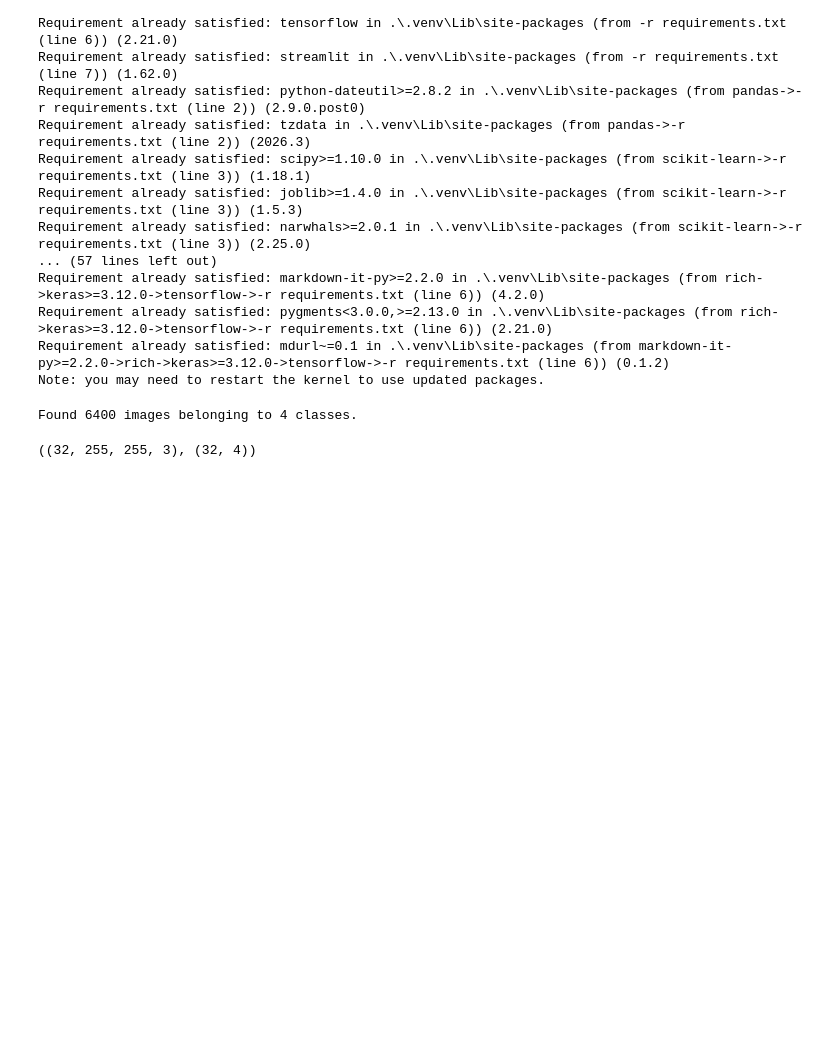
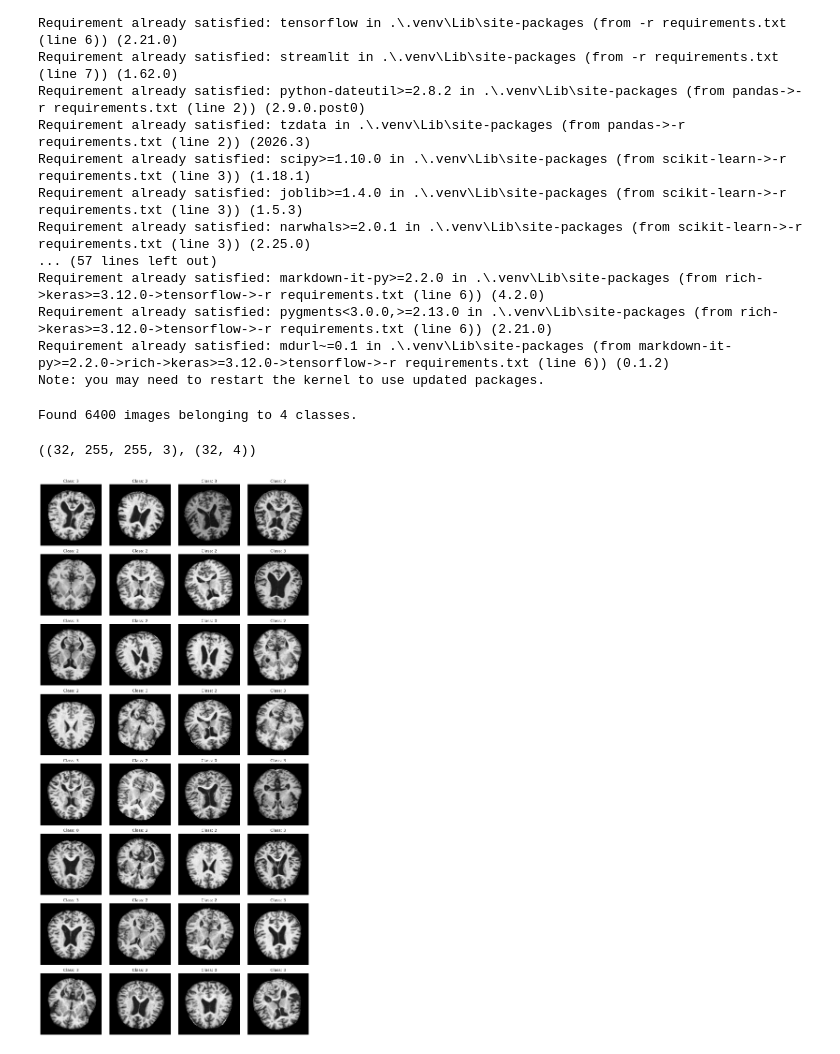
Before and after one commit to VenuGopal811/DLlab-VSem-2415500512, a Jupyter notebook: Alzheimer.ipynb, the cells around one changed output. Saved outputs shown, nothing was run; the diff lists cells and outputs as text; code cells hidden in the pictures; blank space fills up the shorter version.

```diff
--- a/Alzheimer.ipynb
+++ b/Alzheimer.ipynb
@@ -40,4 +40,31 @@ train_images.shape, train_labels.shape
 # %% [output]
 ((32, 255, 255, 3), (32, 4))
 # %%
-t
+#@title Plotting an images
+import math
+import matplotlib.pyplot as plt
+import numpy as np
+import pandas as pd
+# Function to plot images
+def plot_images(images, labels):
+    num_images = images.shape[0]
+    num_rows = int(math.ceil(num_images / 4))
+    fig, axes = plt.subplots(num_rows, 4, figsize=(12, 3 * num_rows))
+    for i in range(num_images):
+        row = i // 4
+        col = i % 4
+        axes[row, col].imshow(images[i])
+        axes[row, col].set_title(f"Class: {np.argmax(labels[i])}")
+        axes[row, col].axis('off')
+    plt.tight_layout()
+    plt.show()
+
+
+# Get a batch of training images and labels
+train_images, train_labels = next(train_data)
+
+
+# Plot a few images from the training and testing data
+plot_images(train_images, train_labels)
+# %% [output]
+[figure, added]
```
Also changed, not shown: parts of 17 cells of this notebook, 2 other files.
